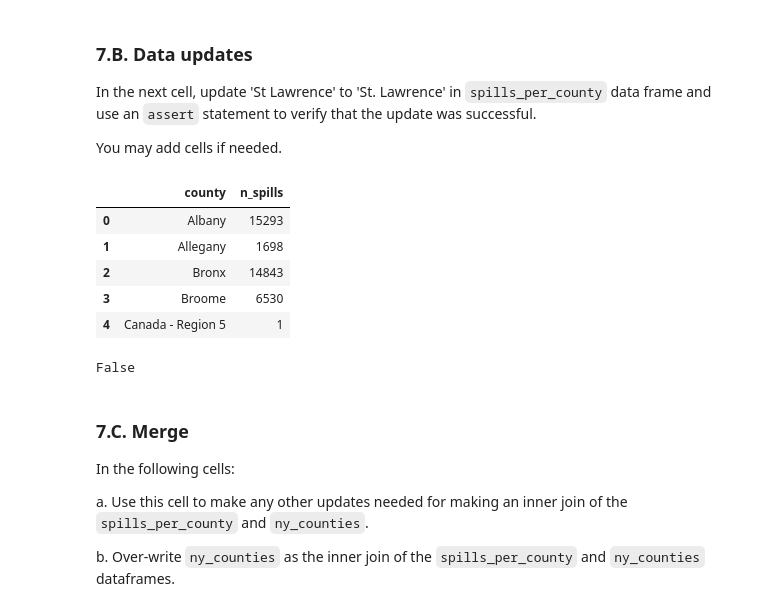
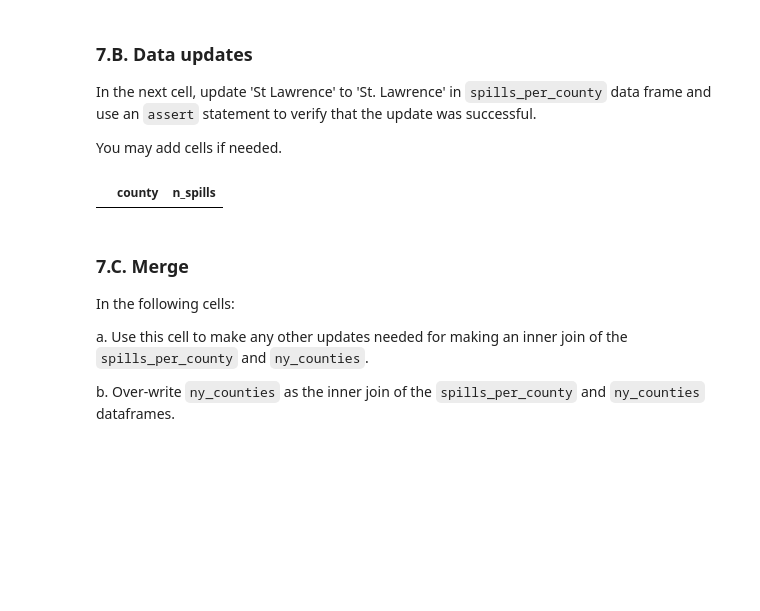
Before and after one commit to haylee360/eds220-hwk3, a Jupyter notebook: hwk3-task2-oil-spills-oyler.ipynb, the cells around one changed output. Saved outputs shown, nothing was run; the diff lists cells and outputs as text; code cells hidden in the pictures; blank space fills up the shorter version.

```diff
--- a/hwk3-task2-oil-spills-oyler.ipynb
+++ b/hwk3-task2-oil-spills-oyler.ipynb
@@ -538,14 +542,10 @@ spills_per_county.loc[spills_per_county['county'] == 'Tuscarora Indian Reservati
 In the next cell, update 'St Lawrence' to 'St. Lawrence' in `spills_per_county` data frame and use an `assert` statement to verify that the update was successful.
 
 You may add cells if needed.
-# %%
-spills_per_county.head()
-# %% [output]
-|  | county | n_spills |
-| 0 | Albany | 15293 |
-| 1 | Allegany | 1698 |
-| 2 | Bronx | 14843 |
-| 3 | Broome | 6530 |
-| 4 | Canada - Region 5 | 1 |
+# %%
+# Find the  location of St Lawrence in the data frame
+spills_per_county.loc[spills_per_county['county'] == 'St Lawrence', :]
+# %% [output]
+|  | county | n_spills |
 # %%
 # Fix name of the St. Lawrence county
@@ -553,8 +553,6 @@ spills_per_county.at['St Lawrence', 'county'] = 'St. Lawrence'
 # %%
 # Check that the name was updated
-'St. Lawrence' in spills_per_county.county
+assert spills_per_county.at[70, 'county'] == 'St. Lawrence'
-# %% [output]
-False
 # %% [markdown]
 ### 7.C. Merge
 
```
Also changed, not shown: parts of 7 cells of this notebook, 1 other file.
